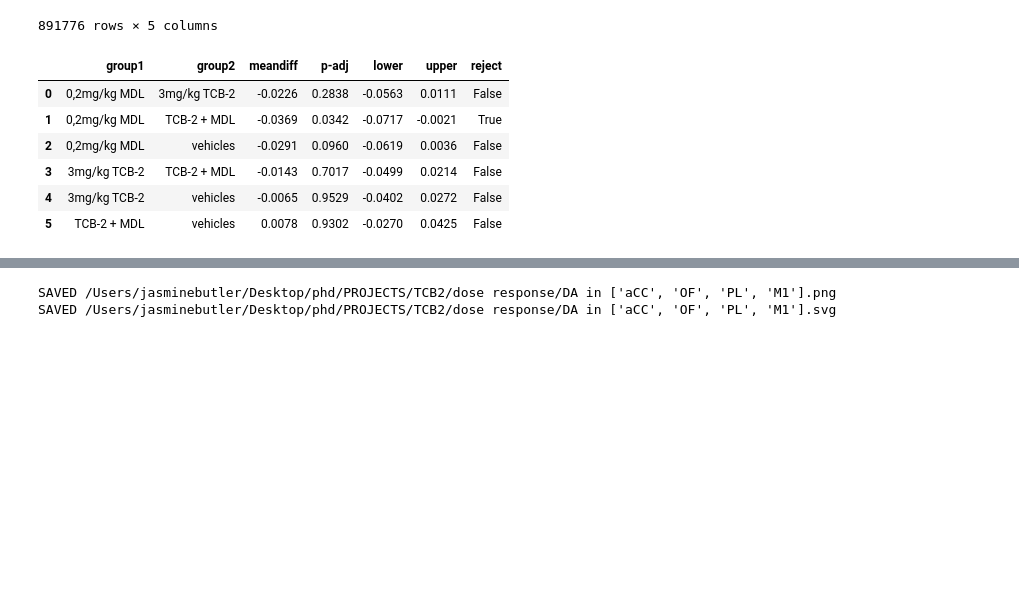
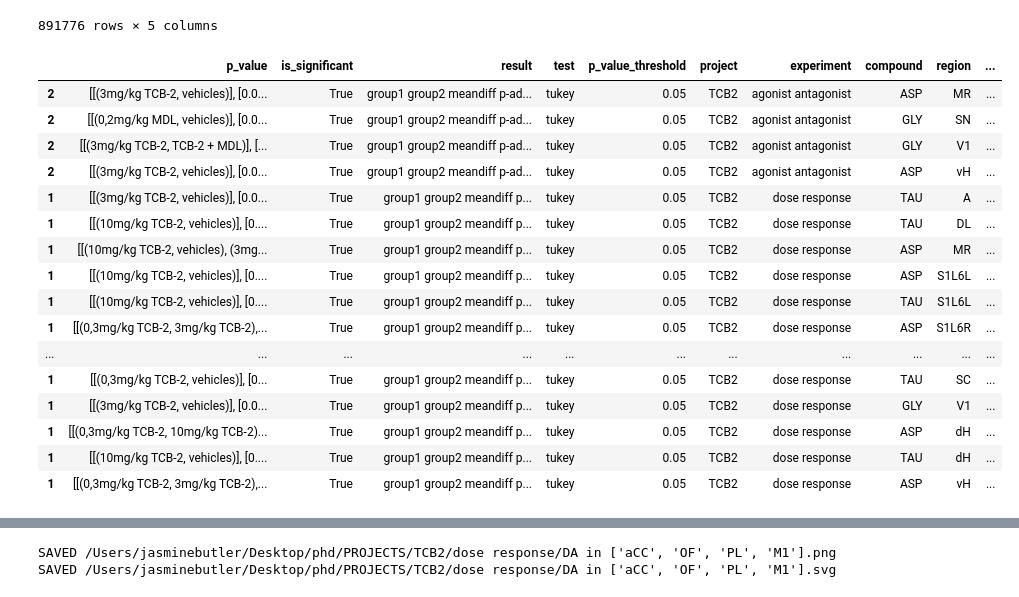
Before and after one commit to remicorne/phd, a Jupyter notebook: NEW_DASH.ipynb, the cells around one changed output, grey strips where cells are left out. Saved outputs shown, nothing was run; the diff lists cells and outputs as text; code cells hidden in the pictures; blank space fills up the shorter version.

```diff
--- a/NEW_DASH.ipynb
+++ b/NEW_DASH.ipynb
@@ -55,23 +55,35 @@ data
 # %%
 #INSPECT DATA
 from module.core import Statistics, ProjectInformation, HPLC, Outliers, QuantitativeStatistic
 from module.core.Constants import * #COMPOUNDS.list
 
-statistic = QuantitativeStatistic.calculate(project="TCB2", experiment="agonist antagonist", compound="DA", region = 'MR').select(test = 'tukey').result
-statistic
+# statistic = QuantitativeStatistic.calculate(project="TCB2", experiment="agonist antagonist", compound="DA", region = 'MR').select(test = 'tukey').result
+# statistic
 
-# stats = Statistics("TCB2") #result
+stats = Statistics("TCB2") #result
 # stats.select(fully_significant=True, compound=COMPOUND_CLASSES['monoamines'], experiment="agonist antagonist",  significant_pair=('3mg/kg TCB', 'TCB2+MDL'))
 # stats.select(significant_pair=('0,3mg/kg TCB-2', 'vehicles'), compound=COMPOUND_CLASSES['monoamines'])
-# stats.select (region = 'NAc', test = 'two_way_anova', experiment = 'agonist antagonist',compound='3MT/DA')
+stats.select (test = 'tukey',compound=["GLU", "GABA", "ASP", "GLY", "TAU"])
+
+# stats.select(significant_pair=('3mg/kg TCB-2', 'vehicles'), compound=["GLU", "GABA", "ASP", "GLY", "TAU"])
 # %% [output]
-|  | group1 | group2 | meandiff | p-adj | lower | upper | reject |
-| 0 | 0,2mg/kg MDL | 3mg/kg TCB-2 | -0.0226 | 0.2838 | -0.0563 | 0.0111 | False |
-| 1 | 0,2mg/kg MDL | TCB-2 + MDL | -0.0369 | 0.0342 | -0.0717 | -0.0021 | True |
-| 2 | 0,2mg/kg MDL | vehicles | -0.0291 | 0.0960 | -0.0619 | 0.0036 | False |
-| 3 | 3mg/kg TCB-2 | TCB-2 + MDL | -0.0143 | 0.7017 | -0.0499 | 0.0214 | False |
-| 4 | 3mg/kg TCB-2 | vehicles | -0.0065 | 0.9529 | -0.0402 | 0.0272 | False |
-| 5 | TCB-2 + MDL | vehicles | 0.0078 | 0.9302 | -0.0270 | 0.0425 | False |
+|  | p_value | is_significant | result | test | p_value_threshold | project | experiment | compound | region | ... |
+| 2 | [[(3mg/kg TCB-2, vehicles)], [0.0... | True | group1 group2 meandiff p-ad... | tukey | 0.05 | TCB2 | agonist antagonist | ASP | MR | ... |
+| 2 | [[(0,2mg/kg MDL, vehicles)], [0.0... | True | group1 group2 meandiff p-ad... | tukey | 0.05 | TCB2 | agonist antagonist | GLY | SN | ... |
+| 2 | [[(3mg/kg TCB-2, TCB-2 + MDL)], [... | True | group1 group2 meandiff p-ad... | tukey | 0.05 | TCB2 | agonist antagonist | GLY | V1 | ... |
+| 2 | [[(3mg/kg TCB-2, vehicles)], [0.0... | True | group1 group2 meandiff p-ad... | tukey | 0.05 | TCB2 | agonist antagonist | ASP | vH | ... |
+| 1 | [[(3mg/kg TCB-2, vehicles)], [0.0... | True | group1 group2 meandiff p... | tukey | 0.05 | TCB2 | dose response | TAU | A | ... |
+| 1 | [[(10mg/kg TCB-2, vehicles)], [0.... | True | group1 group2 meandiff p... | tukey | 0.05 | TCB2 | dose response | TAU | DL | ... |
+| 1 | [[(10mg/kg TCB-2, vehicles), (3mg... | True | group1 group2 meandiff p... | tukey | 0.05 | TCB2 | dose response | ASP | MR | ... |
+| 1 | [[(10mg/kg TCB-2, vehicles)], [0.... | True | group1 group2 meandiff p... | tukey | 0.05 | TCB2 | dose response | ASP | S1L6L | ... |
+| 1 | [[(10mg/kg TCB-2, vehicles)], [0.... | True | group1 group2 meandiff p... | tukey | 0.05 | TCB2 | dose response | TAU | S1L6L | ... |
+| 1 | [[(0,3mg/kg TCB-2, 3mg/kg TCB-2),... | True | group1 group2 meandiff p... | tukey | 0.05 | TCB2 | dose response | ASP | S1L6R | ... |
+| ... | ... | ... | ... | ... | ... | ... | ... | ... | ... | ... |
+| 1 | [[(0,3mg/kg TCB-2, vehicles)], [0... | True | group1 group2 meandiff p... | tukey | 0.05 | TCB2 | dose response | TAU | SC | ... |
+| 1 | [[(3mg/kg TCB-2, vehicles)], [0.0... | True | group1 group2 meandiff p... | tukey | 0.05 | TCB2 | dose response | GLY | V1 | ... |
+| 1 | [[(0,3mg/kg TCB-2, 10mg/kg TCB-2)... | True | group1 group2 meandiff p... | tukey | 0.05 | TCB2 | dose response | ASP | dH | ... |
+| 1 | [[(10mg/kg TCB-2, vehicles)], [0.... | True | group1 group2 meandiff p... | tukey | 0.05 | TCB2 | dose response | TAU | dH | ... |
+| 1 | [[(0,3mg/kg TCB-2, 3mg/kg TCB-2),... | True | group1 group2 meandiff p... | tukey | 0.05 | TCB2 | dose response | ASP | vH | ... |
 # %%
 #INSPECT PROJECT PRAMS
 from module.core import Project, ExperimentInformation, TreatmentInformation, Palette
```
Also changed, not shown: parts of 3 cells of this notebook, 1 other file.
